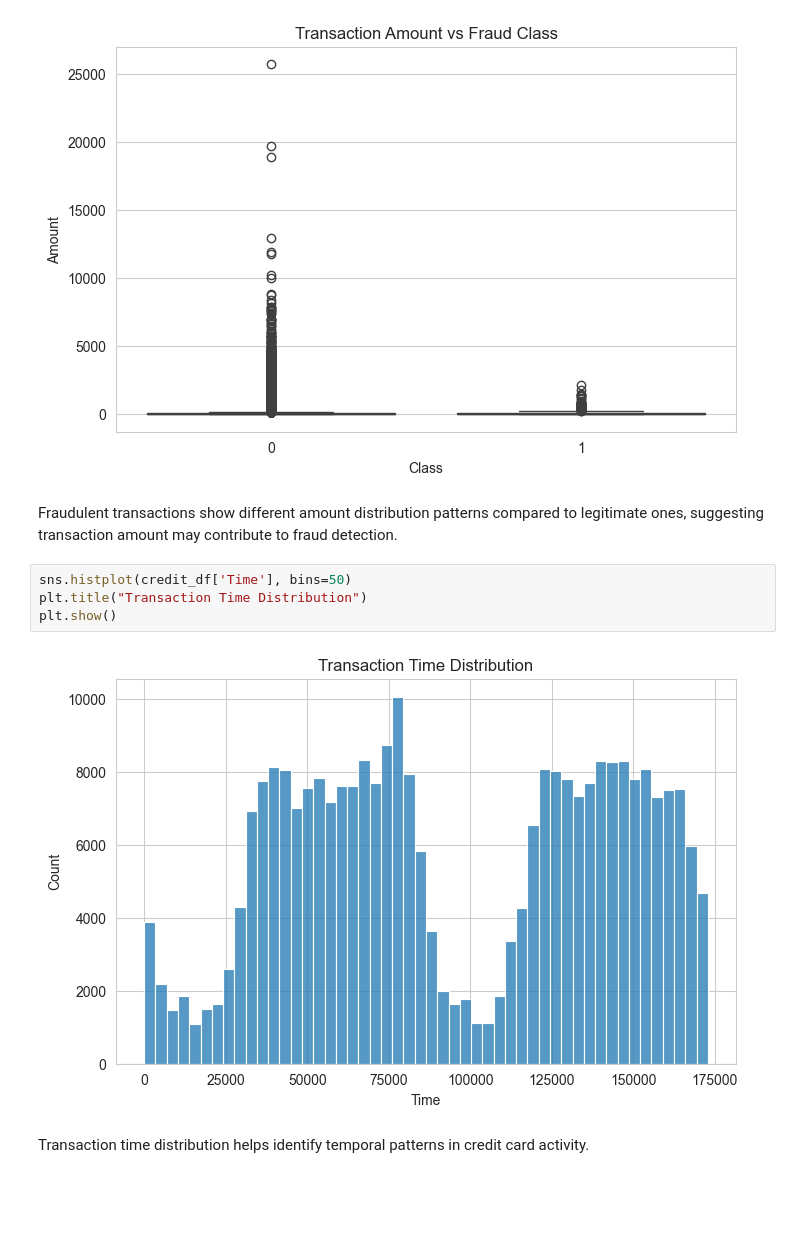
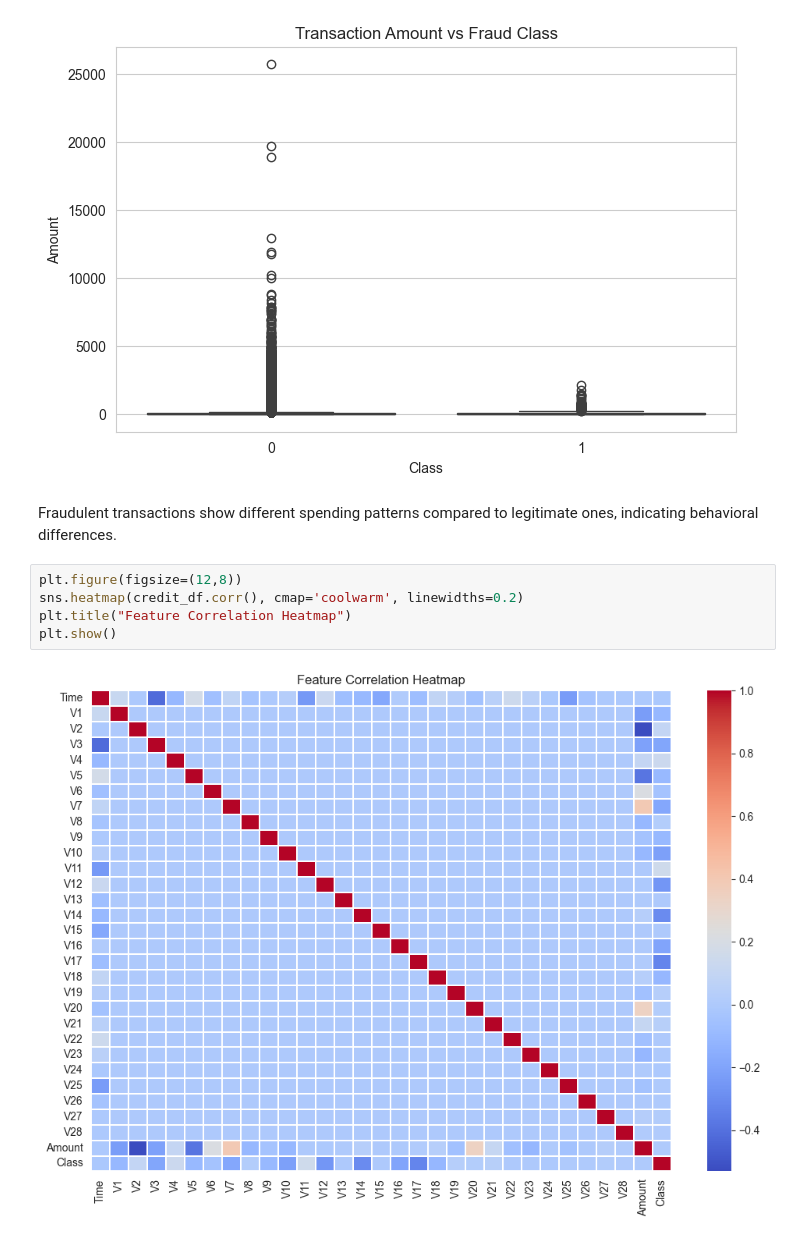
Before and after one commit to Bethabrh/fraud-detection, a Jupyter notebook: notebooks/eda-creditcard.ipynb, the cells around one changed output. Saved outputs shown, nothing was run; the diff lists cells and outputs as text; blank space fills up the shorter version.

```diff
--- a/notebooks/eda-creditcard.ipynb
+++ b/notebooks/eda-creditcard.ipynb
@@ -100,12 +103,11 @@ plt.show()
 # %% [output]
 [figure]
 # %% [markdown]
-Fraudulent transactions show different amount distribution patterns compared to legitimate ones, suggesting transaction amount may contribute to fraud detection.
+Fraudulent transactions show different spending patterns compared to legitimate ones, indicating behavioral differences.
 # %%
-sns.histplot(credit_df['Time'], bins=50)
-plt.title("Transaction Time Distribution")
+plt.figure(figsize=(12,8))
+sns.heatmap(credit_df.corr(), cmap='coolwarm', linewidths=0.2)
+plt.title("Feature Correlation Heatmap")
 plt.show()
 # %% [output]
-[figure, old version]
+[figure, new version]
-# %% [markdown]
-Transaction time distribution helps identify temporal patterns in credit card activity.
```
Also changed, not shown: parts of 14 cells of this notebook, 1 other file.
